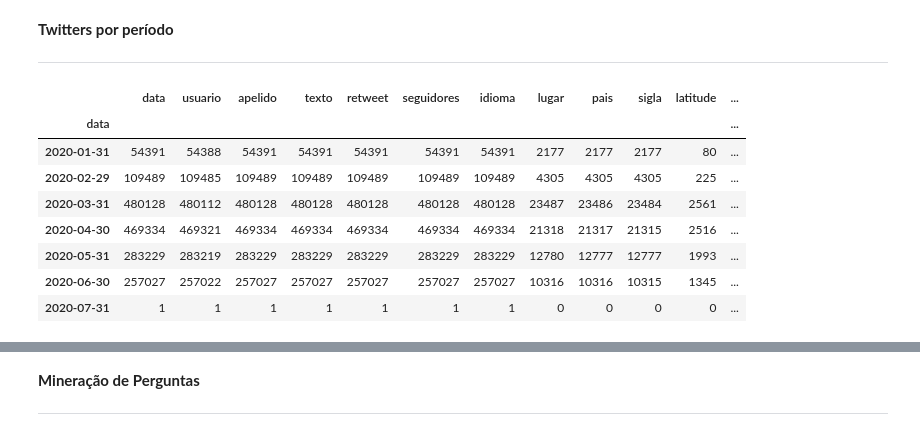
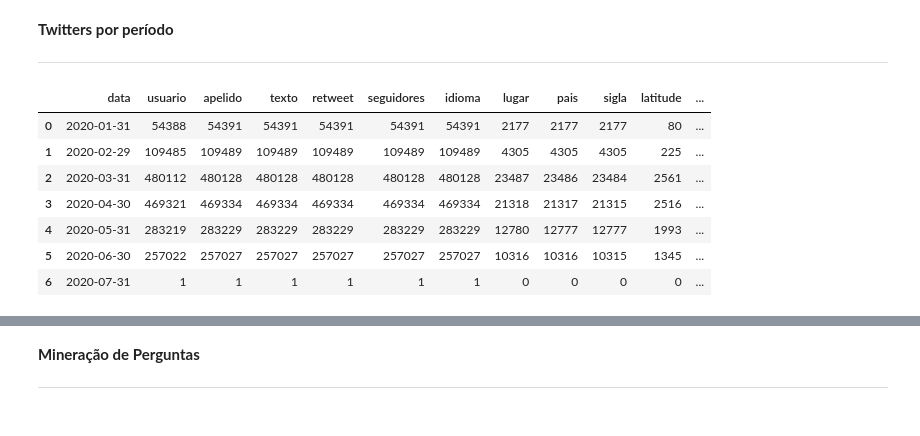
Before and after one commit to pauloigorms/covid-twitter-pecd, a Jupyter notebook: Programacao_Ciencia_Dados.ipynb, the cells around one changed output, grey strips where cells are left out. Saved outputs shown, nothing was run; the diff lists cells and outputs as text; code cells hidden in the pictures.

```diff
--- a/Programacao_Ciencia_Dados.ipynb
+++ b/Programacao_Ciencia_Dados.ipynb
@@ -170,15 +176,17 @@ filter.head()
 # %%
 df_data = pd.DataFrame(raw_data)
 df_data['data'] = pd.to_datetime(df_data['data'])
 df_data.index = df_data['data']
-df_data.resample('M').count()
+df_data.drop('data', inplace=True, axis=1)
+df_res = df_data.resample('M').count()
+df_res.reset_index(inplace=True)
+df_res
 # %% [output]
 |  | data | usuario | apelido | texto | retweet | seguidores | idioma | lugar | pais | sigla | latitude | ... |
-| data |  |  |  |  |  |  |  |  |  |  |  | ... |
-| 2020-01-31 | 54391 | 54388 | 54391 | 54391 | 54391 | 54391 | 54391 | 2177 | 2177 | 2177 | 80 | ... |
-| 2020-02-29 | 109489 | 109485 | 109489 | 109489 | 109489 | 109489 | 109489 | 4305 | 4305 | 4305 | 225 | ... |
-| 2020-03-31 | 480128 | 480112 | 480128 | 480128 | 480128 | 480128 | 480128 | 23487 | 23486 | 23484 | 2561 | ... |
-| 2020-04-30 | 469334 | 469321 | 469334 | 469334 | 469334 | 469334 | 469334 | 21318 | 21317 | 21315 | 2516 | ... |
-| 2020-05-31 | 283229 | 283219 | 283229 | 283229 | 283229 | 283229 | 283229 | 12780 | 12777 | 12777 | 1993 | ... |
-| 2020-06-30 | 257027 | 257022 | 257027 | 257027 | 257027 | 257027 | 257027 | 10316 | 10316 | 10315 | 1345 | ... |
-| 2020-07-31 | 1 | 1 | 1 | 1 | 1 | 1 | 1 | 0 | 0 | 0 | 0 | ... |
+| 0 | 2020-01-31 | 54388 | 54391 | 54391 | 54391 | 54391 | 54391 | 2177 | 2177 | 2177 | 80 | ... |
+| 1 | 2020-02-29 | 109485 | 109489 | 109489 | 109489 | 109489 | 109489 | 4305 | 4305 | 4305 | 225 | ... |
+| 2 | 2020-03-31 | 480112 | 480128 | 480128 | 480128 | 480128 | 480128 | 23487 | 23486 | 23484 | 2561 | ... |
+| 3 | 2020-04-30 | 469321 | 469334 | 469334 | 469334 | 469334 | 469334 | 21318 | 21317 | 21315 | 2516 | ... |
+| 4 | 2020-05-31 | 283219 | 283229 | 283229 | 283229 | 283229 | 283229 | 12780 | 12777 | 12777 | 1993 | ... |
+| 5 | 2020-06-30 | 257022 | 257027 | 257027 | 257027 | 257027 | 257027 | 10316 | 10316 | 10315 | 1345 | ... |
+| 6 | 2020-07-31 | 1 | 1 | 1 | 1 | 1 | 1 | 0 | 0 | 0 | 0 | ... |
```
Also changed, not shown: parts of 16 cells of this notebook.
